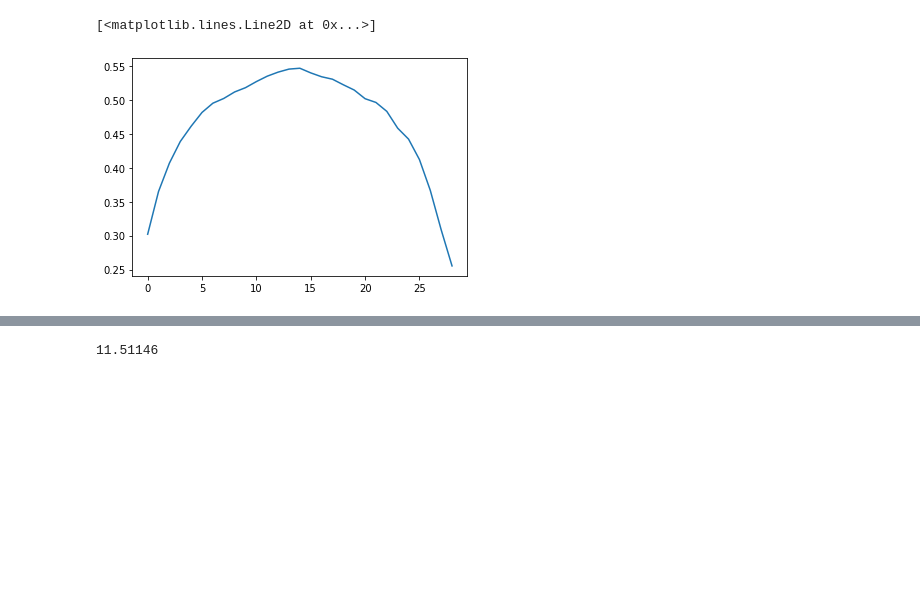
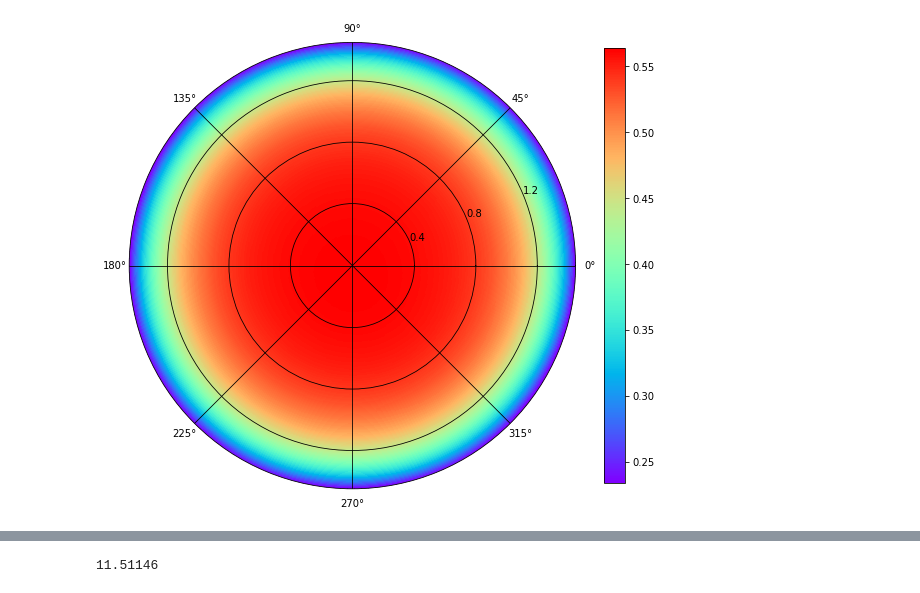
Before and after one commit to leigaoyi/PINNs_SERF, a Jupyter notebook: Rop_v1.ipynb, the cells around one changed output, grey strips where cells are left out. Saved outputs shown, nothing was run; the diff lists cells and outputs as text; code cells hidden in the pictures; blank space fills up the shorter version.

```diff
--- a/Rop_v1.ipynb
+++ b/Rop_v1.ipynb
@@ -2,7 +2,7 @@
 # -*- coding: utf-8 -*-
 """
 Created on Mon Mar 21 20:38:19 2022
-
+Rop均匀时的实验，COMSOL和PINNs相互比较。注意事项：采样均匀性，绘图好不好看
 @author: Administrator
 """
 
@@ -57,7 +57,7 @@ def bloch_pde(x_in, y_in):
 
     dy_xx = dde.grad.hessian(y_in, x_in, i=0, j=0)
     dy_yy = dde.grad.hessian(y_in, x_in, i=1, j=1)
-    dy_zz = dde.grad.hessian(y_in, x_in, i=2, j=2) # dyy/dxidxj
+    dy_zz = dde.grad.hessian(y_in, x_in, i=2, j=2) # dy/dxidxj
 
     return -D*(dy_xx+dy_yy+dy_zz) + ((Rop+Rsd)/q+Rwall)*y_in - Rop/q
 
@@ -104,7 +104,7 @@ net = dde.nn.FNN([3] + [30] * 4 + [1], "tanh", "Glorot normal")
 model = dde.Model(data, net)
 model.compile("adam", lr=1e-4)
 #losshistory, train_state = model.train(epochs=8000, model_save_path='Bloch_Rop_v1')
-losshistory, train_state = model.train(epochs=20000, model_save_path='./ckpt/Rop_v1')
+losshistory, train_state = model.train(epochs=12000, model_save_path='./ckpt/Rop_v1')
 dde.saveplot(losshistory, train_state, issave=True, isplot=True)
 
 
@@ -158,25 +180,38 @@ Saving test data to C:\Users\Administrator\Documents\BUAA\PINNs_SERF\test.dat ..
 # %%
 #x, y = X_data[:, 0], X_data[:, 1]
-X = random_sphere_points(z= 0.4)
+sample_num = 200
+z = 0.4
+radius_z = np.sqrt(rcell**2 - z**2)
+X = polar_sphere_points(z= 0.4)
 x = X[:, 0]
 y_pred = model.predict(X)[:, 0]
-## 放到区间下，
-Pz = y_pred
-num_space = 30
-X_lim = np.linspace(-1.5, 1.5, num_space+1)
-x_space = 3/num_space
-Pz_dist = np.zeros(num_space) ## Pz value add
-Pz_space_num = np.zeros(num_space) ## Pz number
 
-for x_idx in range(len(x)):
-      Pz_idx = int((x[x_idx]+1.5)/x_space-1)
-      Pz_dist[Pz_idx] += Pz[x_idx]
-      Pz_space_num[Pz_idx] += 1
 
-Pz_density = Pz_dist/Pz_space_num
-plt.figure()
-plt.plot(Pz_density)
+y_pred_matrix = np.reshape(y_pred, (sample_num, sample_num))
+theta_sequence = np.linspace(0, 2*np.pi, sample_num)
+r_sequence = np.linspace(0, radius_z, sample_num)
+
+plt.figure(figsize=(10, 10))
+ax = plt.subplot(projection='polar')
+
+##  角度、位置，顺序是不是对的呢？
+#pc = ax.pcolor(theta_sequence, r_sequence, Pz_grid_mean, shading='auto', cmap='jet')
+pc = ax.pcolor(theta_sequence, r_sequence, y_pred_matrix.T, shading='auto', cmap='rainbow')
+plt.grid(c='black')
+#ax.grid(False)
+ax.set_rgrids([])
+#ax.set_thetagrids(np.arange(0.0, 360.0, 30.0))
+#ax.grid('True')
+# vmin=1.46, vmax=1.8
+
+ax.set_rgrids([0.4, 0.8, 1.2])
+#plt.grid(c='black')
+#plt.colorbar(pc, shrink=.8)
+plt.colorbar(pc, shrink=.8)
+
+file_name = './result/test.png'
+plt.savefig(file_name, dpi=300)
+plt.show()
 # %% [output]
-[<matplotlib.lines.Line2D at 0x...>]
-[figure, old version]
+[figure, new version]
 # %%
```
Also changed, not shown: parts of 4 cells of this notebook, 5 other files.
